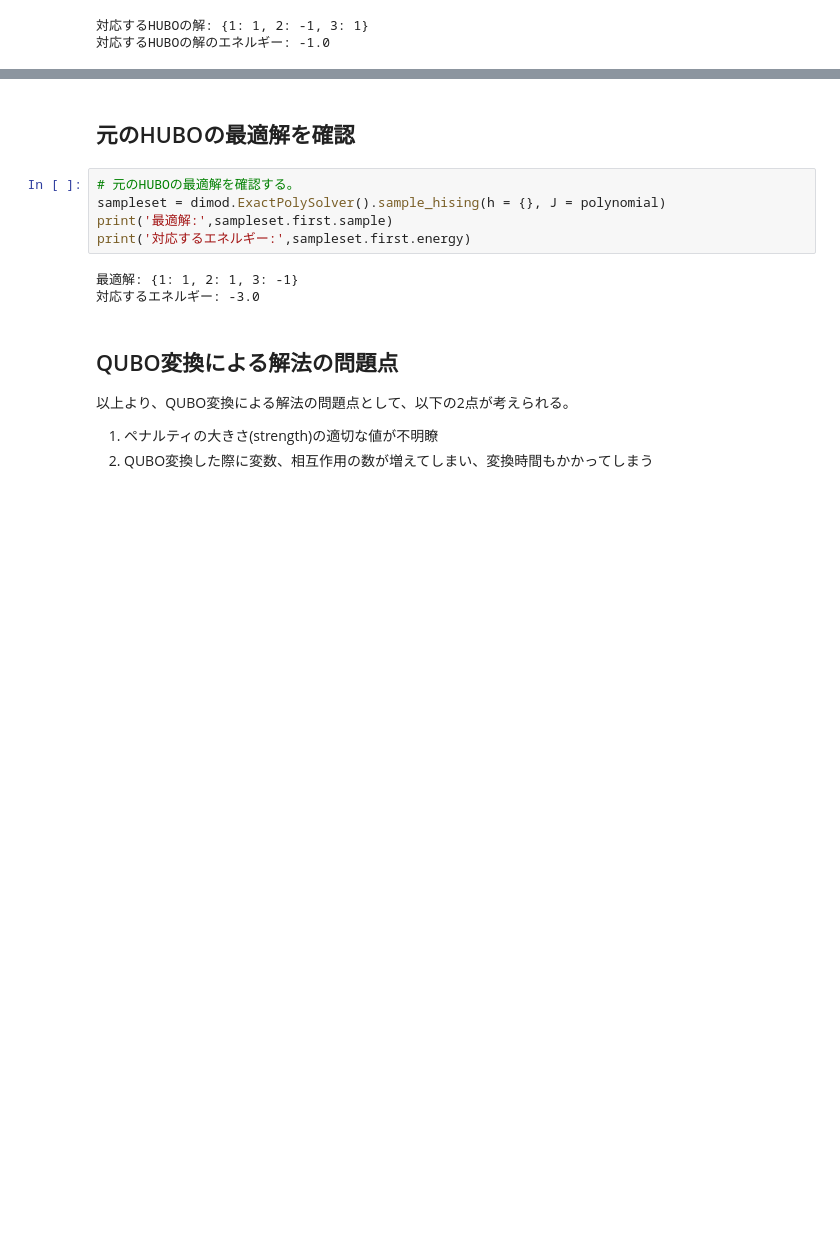
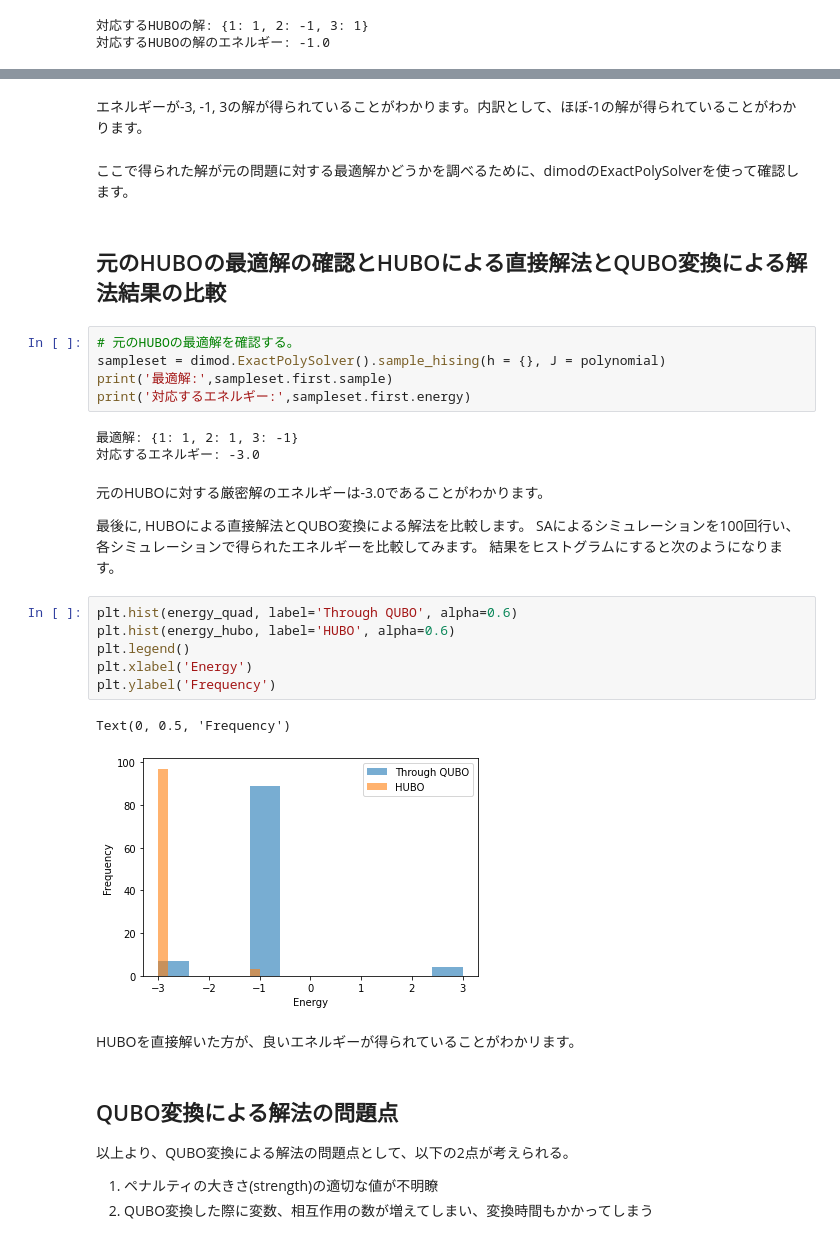
Before and after one commit to MasahitoKumada/OpenJijTutorial, a Jupyter notebook: source/ja/011-hubo.ipynb, the cells around one changed output, grey strips where cells are left out. Drawn from its saved outputs; the diff is of its cells as text; blank space fills up the shorter version.

```diff
--- a/source/ja/011-hubo.ipynb
+++ b/source/ja/011-hubo.ipynb
@@ -144,5 +207,9 @@ print('対応するHUBOの解のエネルギー:', dimod.BinaryPolynomial(polyno
+# %% [markdown]
+エネルギーが-3, -1, 3の解が得られていることがわかります。内訳として、ほぼ-1の解が得られていることがわかります。
+# %% [markdown]
+ここで得られた解が元の問題に対する最適解かどうかを調べるために、dimodのExactPolySolverを使って確認します。
 # %% [markdown]
-## 元のHUBOの最適解を確認
+## 元のHUBOの最適解の確認とHUBOによる直接解法とQUBO変換による解法結果の比較
 # %%
 # 元のHUBOの最適解を確認する。
 sampleset = dimod.ExactPolySolver().sample_hising(h = {}, J = polynomial)
@@ -151,6 +218,23 @@ print('対応するエネルギー:',sampleset.first.energy)
 # %% [output]
 最適解: {1: 1, 2: 1, 3: -1}
 対応するエネルギー: -3.0
+# %% [markdown]
+元のHUBOに対する厳密解のエネルギーは-3.0であることがわかります。
+
+最後に, HUBOによる直接解法とQUBO変換による解法を比較します。
+SAによるシミュレーションを100回行い、各シミュレーションで得られたエネルギーを比較してみます。
+結果をヒストグラムにすると次のようになります。
+# %%
+plt.hist(energy_quad, label='Through QUBO', alpha=0.6)
+plt.hist(energy_hubo, label='HUBO', alpha=0.6)
+plt.legend()
+plt.xlabel('Energy')
+plt.ylabel('Frequency')
+# %% [output]
+Text(0, 0.5, 'Frequency')
+[figure, added]
+# %% [markdown]
+HUBOを直接解いた方が、良いエネルギーが得られていることがわかリます。
 # %% [markdown]
 ## QUBO変換による解法の問題点
 以上より、QUBO変換による解法の問題点として、以下の2点が考えられる。
```
Also changed, not shown: parts of 14 cells of this notebook, 2 other files.
